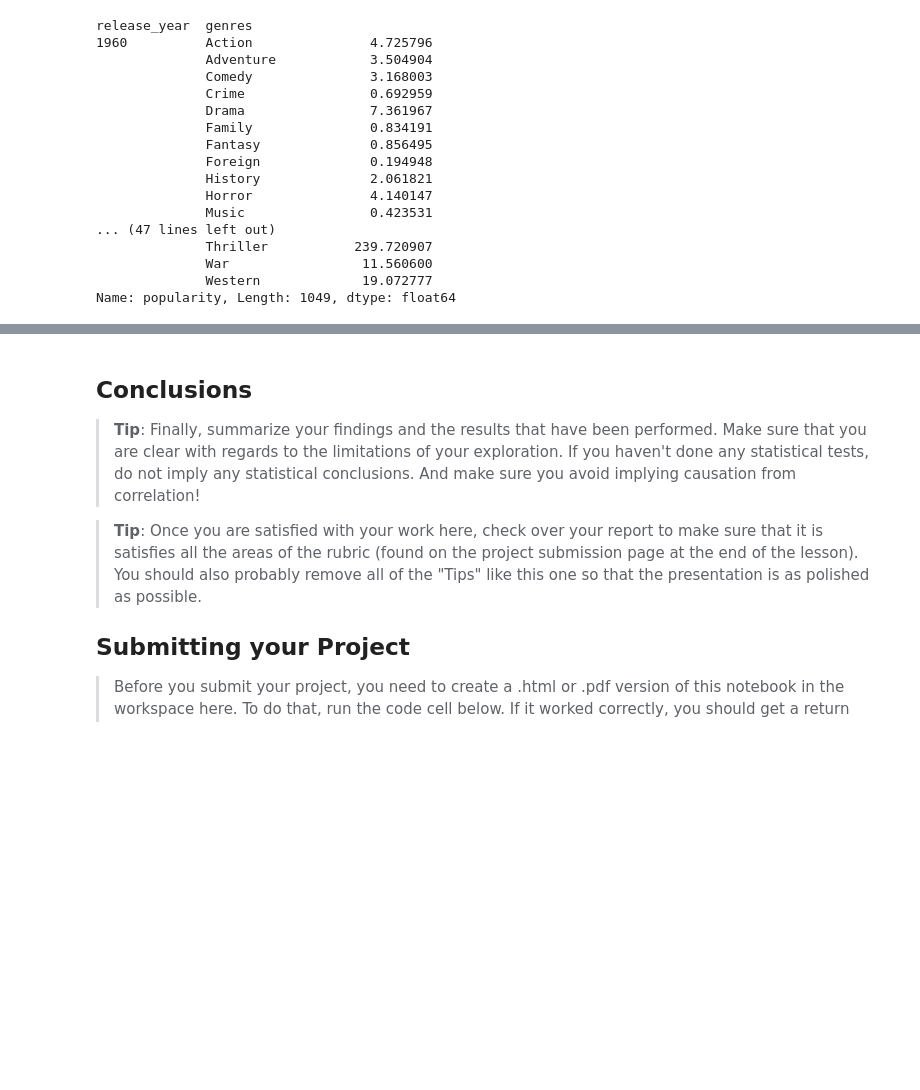
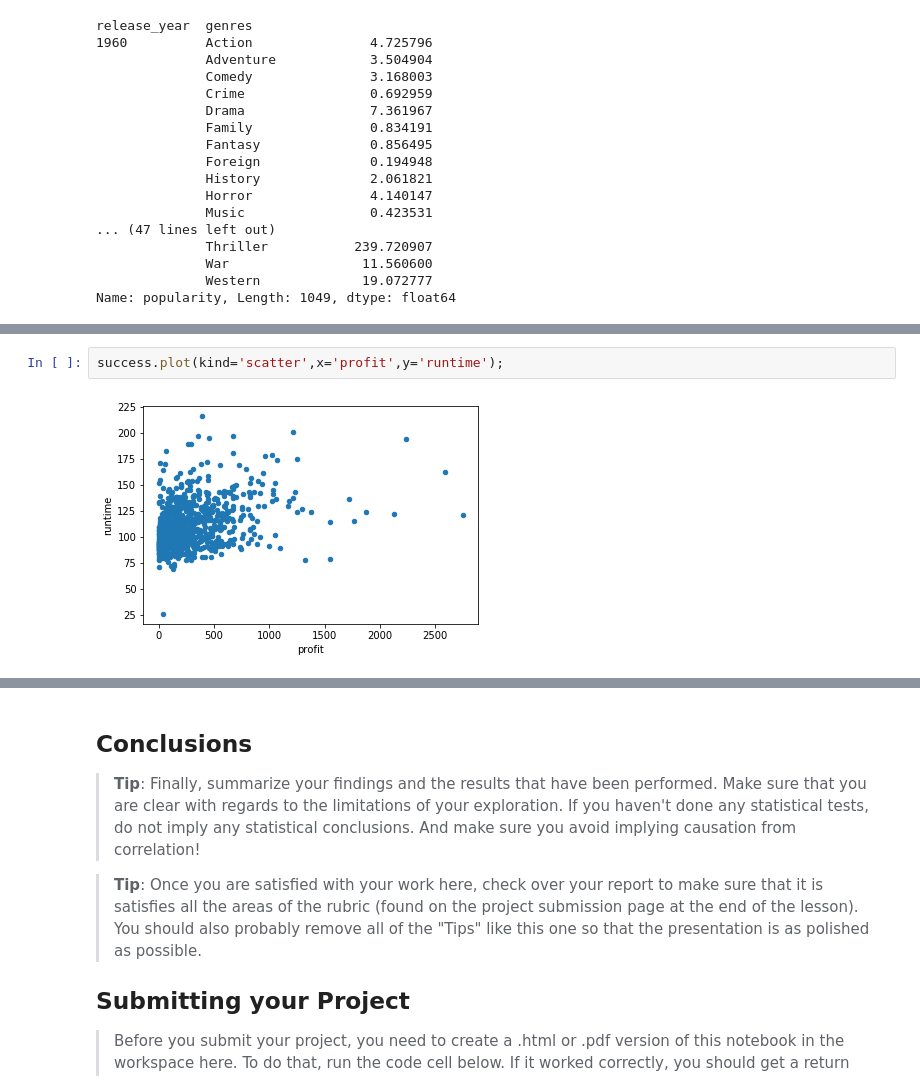
Before and after one commit to ishan6899/InvestigateADataset, a Jupyter notebook: Investigate_a_Dataset.ipynb, the cells around one changed output, grey strips where cells are left out. Drawn from its saved outputs; the diff is of its cells as text; blank space fills up the shorter version.

```diff
--- a/Investigate_a_Dataset.ipynb
+++ b/Investigate_a_Dataset.ipynb
@@ -281,0 +431,4 @@ KeyError: 'release_year'
+# %%
+success.plot(kind='scatter',x='profit',y='runtime');
+# %% [output]
+[figure, added]
```
Also changed, not shown: parts of 28 cells of this notebook.
